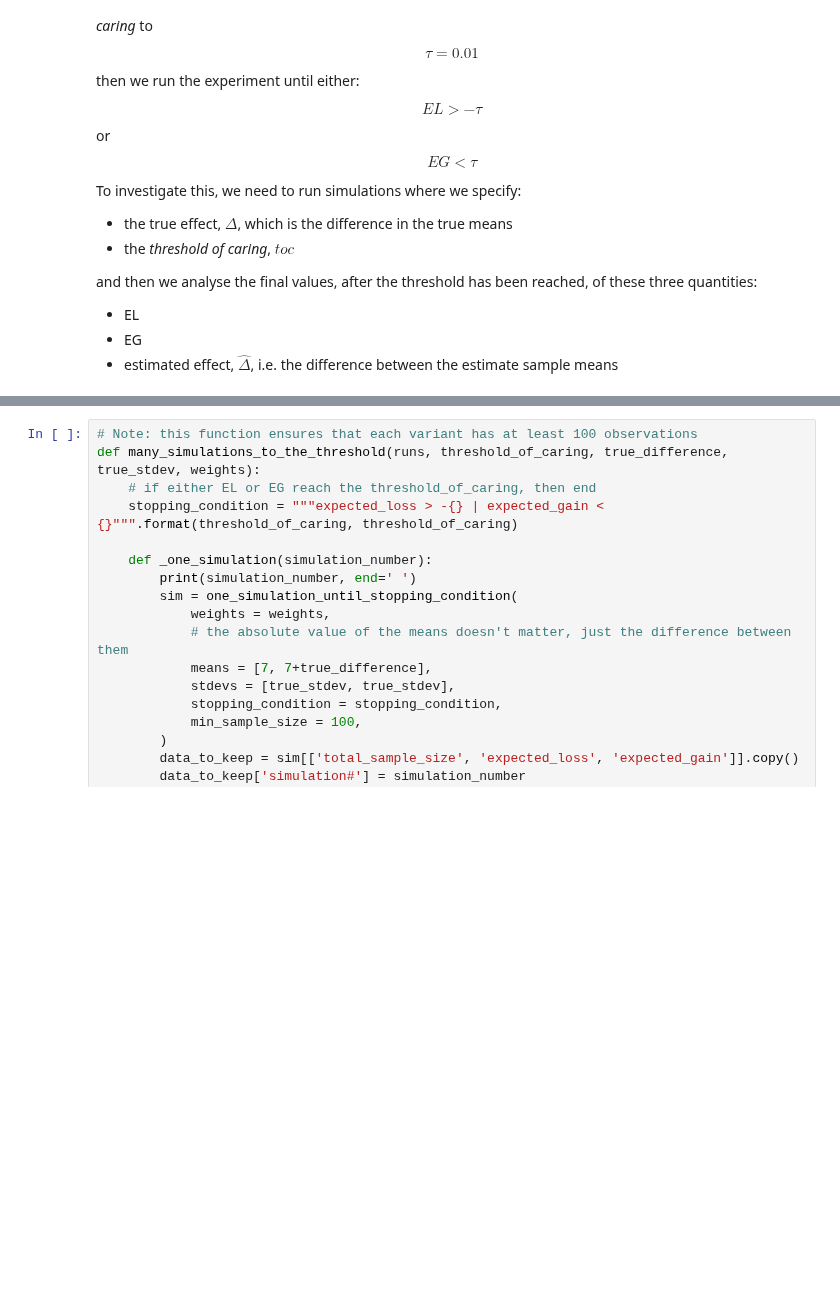
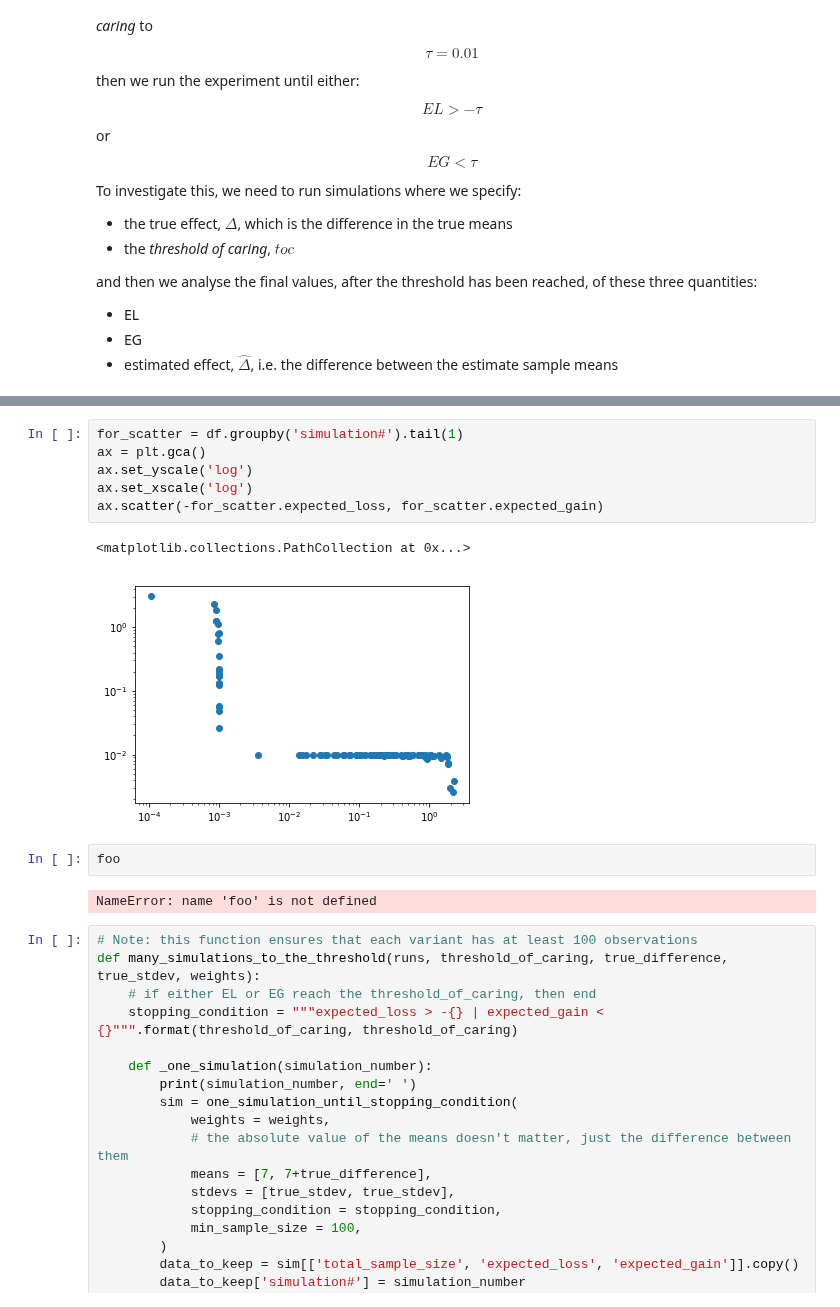
Before and after one commit to aaronmcdaid/bayesian.risk, a Jupyter notebook: notebooks/Using the Ratio Of Expected Gain to Expected Loss (REGEL) for fast A-B testing.ipynb, the cells around one changed output, grey strips where cells are left out. Drawn from its saved outputs; the diff is of its cells as text; blank space fills up the shorter version.

```diff
--- a/notebooks/Using the Ratio Of Expected Gain to Expected Loss (REGEL) for fast A-B testing.ipynb
+++ b/notebooks/Using the Ratio Of Expected Gain to Expected Loss (REGEL) for fast A-B testing.ipynb
@@ -107,3 +157,16 @@ and then we analyse the final values, after the threshold has been reached, of t
+# %%
+for_scatter = df.groupby('simulation#').tail(1)
+ax = plt.gca()
+ax.set_yscale('log')
+ax.set_xscale('log')
+ax.scatter(-for_scatter.expected_loss, for_scatter.expected_gain)
+# %% [output]
+<matplotlib.collections.PathCollection at 0x...>
+[figure, added]
+# %%
+foo
+# %% [output]
+NameError: name 'foo' is not defined
 # %%
 # Note: this function ensures that each variant has at least 100 observations
 def many_simulations_to_the_threshold(runs, threshold_of_caring, true_difference, true_stdev, weights):
```
Also changed, not shown: parts of 2 cells of this notebook.
